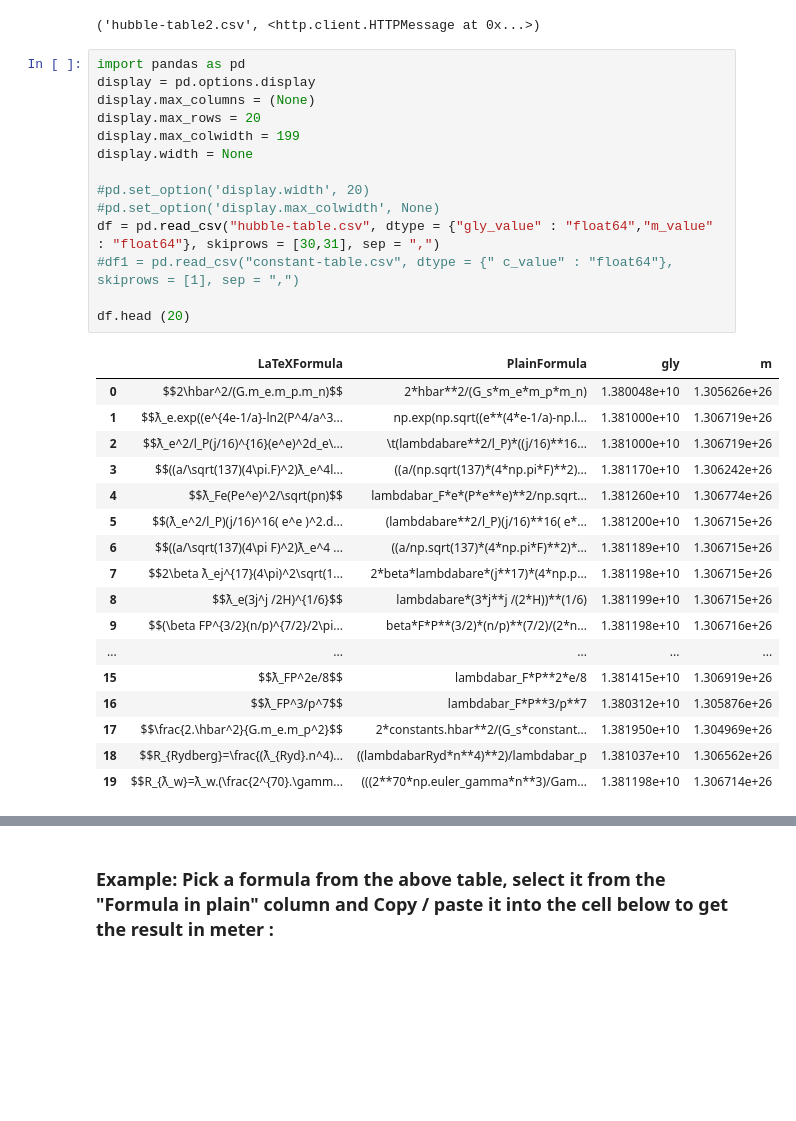
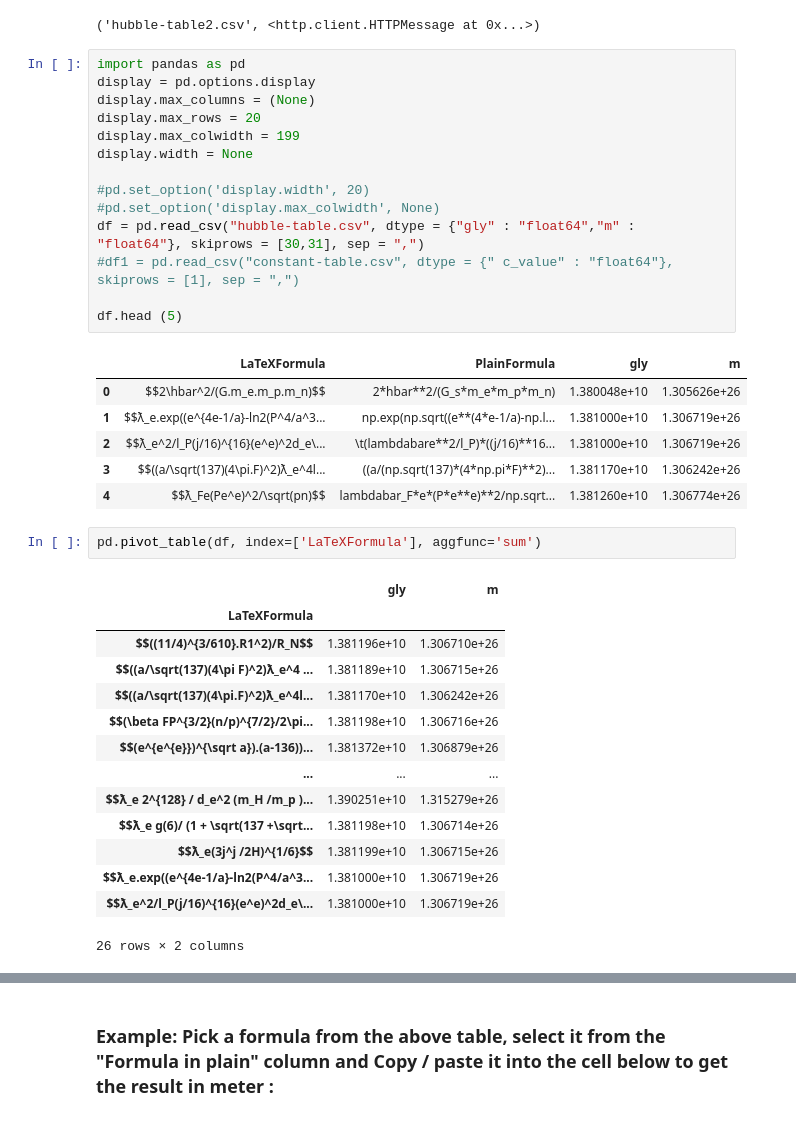
Before and after one commit to LaGuer/hubble-radius, a Jupyter notebook: hubble-radius.ipynb, the cells around one changed output, grey strips where cells are left out. Saved outputs shown, nothing was run; the diff lists cells and outputs as text; blank space fills up the shorter version.

```diff
--- a/hubble-radius.ipynb
+++ b/hubble-radius.ipynb
@@ -188,33 +192,39 @@ urlretrieve (URL3, 'hubble-table2.csv')
 # %%
 import pandas as pd
 display = pd.options.display
 display.max_columns = (None)
 display.max_rows = 20
 display.max_colwidth = 199
 display.width = None
 
 #pd.set_option('display.width', 20)
 #pd.set_option('display.max_colwidth', None)
-df = pd.read_csv("hubble-table.csv", dtype = {"gly_value" : "float64","m_value" : "float64"}, skiprows = [30,31], sep = ",")
+df = pd.read_csv("hubble-table.csv", dtype = {"gly" : "float64","m" : "float64"}, skiprows = [30,31], sep = ",")
 #df1 = pd.read_csv("constant-table.csv", dtype = {" c_value" : "float64"}, skiprows = [1], sep = ",")
 
-df.head (20)
+df.head (5)
 # %% [output]
 |  | LaTeXFormula | PlainFormula | gly | m |
 | 0 | $$2\hbar^2/(G.m_e.m_p.m_n)$$ | 2*hbar**2/(G_s*m_e*m_p*m_n) | 1.380048e+10 | 1.305626e+26 |
 | 1 | $$ƛ_e.exp((e^{4e-1/a}-ln2(P^4/a^3... | np.exp(np.sqrt((e**(4*e-1/a)-np.l... | 1.381000e+10 | 1.306719e+26 |
 | 2 | $$ƛ_e^2/l_P(j/16)^{16}(e^e)^2d_e\... | \t(lambdabare**2/l_P)*((j/16)**16... | 1.381000e+10 | 1.306719e+26 |
 | 3 | $$((a/\sqrt(137)(4\pi.F)^2)ƛ_e^4l... | ((a/(np.sqrt(137)*(4*np.pi*F)**2)... | 1.381170e+10 | 1.306242e+26 |
 | 4 | $$ƛ_Fe(Pe^e)^2/\sqrt(pn)$$ | lambdabar_F*e*(P*e**e)**2/np.sqrt... | 1.381260e+10 | 1.306774e+26 |
-| 5 | $$(ƛ_e^2/l_P)(j/16)^16( e^e )^2.d... | (lambdabare**2/l_P)(j/16)**16( e*... | 1.381200e+10 | 1.306715e+26 |
-| 6 | $$((a/\sqrt(137)(4\pi F)^2)ƛ_e^4 ... | ((a/np.sqrt(137)*(4*np.pi*F)**2)*... | 1.381189e+10 | 1.306715e+26 |
-| 7 | $$2\beta ƛ_ej^{17}(4\pi)^2\sqrt(1... | 2*beta*lambdabare*(j**17)*(4*np.p... | 1.381198e+10 | 1.306715e+26 |
-| 8 | $$ƛ_e(3j^j /2H)^{1/6}$$ | lambdabare*(3*j**j /(2*H))**(1/6) | 1.381199e+10 | 1.306715e+26 |
-| 9 | $$(\beta FP^{3/2}(n/p)^{7/2}/2\pi... | beta*F*P**(3/2)*(n/p)**(7/2)/(2*n... | 1.381198e+10 | 1.306716e+26 |
-| ... | ... | ... | ... | ... |
-| 15 | $$ƛ_FP^2e/8$$ | lambdabar_F*P**2*e/8 | 1.381415e+10 | 1.306919e+26 |
-| 16 | $$ƛ_FP^3/p^7$$ | lambdabar_F*P**3/p**7 | 1.380312e+10 | 1.305876e+26 |
-| 17 | $$\frac{2.\hbar^2}{G.m_e.m_p^2}$$ | 2*constants.hbar**2/(G_s*constant... | 1.381950e+10 | 1.304969e+26 |
-| 18 | $$R_{Rydberg}=\frac{(ƛ_{Ryd}.n^4)... | ((lambdabarRyd*n**4)**2)/lambdabar_p | 1.381037e+10 | 1.306562e+26 |
-| 19 | $$R_{ƛ_w}=ƛ_w.(\frac{2^{70}.\gamm... | (((2**70*np.euler_gamma*n**3)/Gam... | 1.381198e+10 | 1.306714e+26 |
+# %%
+pd.pivot_table(df, index=['LaTeXFormula'], aggfunc='sum')
+# %% [output]
+|  | gly | m |
+| LaTeXFormula |  |  |
+| $$((11/4)^{3/610}.R1^2)/R_N$$ | 1.381196e+10 | 1.306710e+26 |
+| $$((a/\sqrt(137)(4\pi F)^2)ƛ_e^4 ... | 1.381189e+10 | 1.306715e+26 |
+| $$((a/\sqrt(137)(4\pi.F)^2)ƛ_e^4l... | 1.381170e+10 | 1.306242e+26 |
+| $$(\beta FP^{3/2}(n/p)^{7/2}/2\pi... | 1.381198e+10 | 1.306716e+26 |
+| $$(e^{e^{e}})^{\sqrt a}).(a-136))... | 1.381372e+10 | 1.306879e+26 |
+| ... | ... | ... |
+| $$ƛ_e 2^{128} / d_e^2 (m_H /m_p )... | 1.390251e+10 | 1.315279e+26 |
+| $$ƛ_e g(6)/ (1 + \sqrt(137 +\sqrt... | 1.381198e+10 | 1.306714e+26 |
+| $$ƛ_e(3j^j /2H)^{1/6}$$ | 1.381199e+10 | 1.306715e+26 |
+| $$ƛ_e.exp((e^{4e-1/a}-ln2(P^4/a^3... | 1.381000e+10 | 1.306719e+26 |
+| $$ƛ_e^2/l_P(j/16)^{16}(e^e)^2d_e\... | 1.381000e+10 | 1.306719e+26 |
+26 rows × 2 columns
 # %%
```
Also changed, not shown: parts of 103 cells of this notebook.
